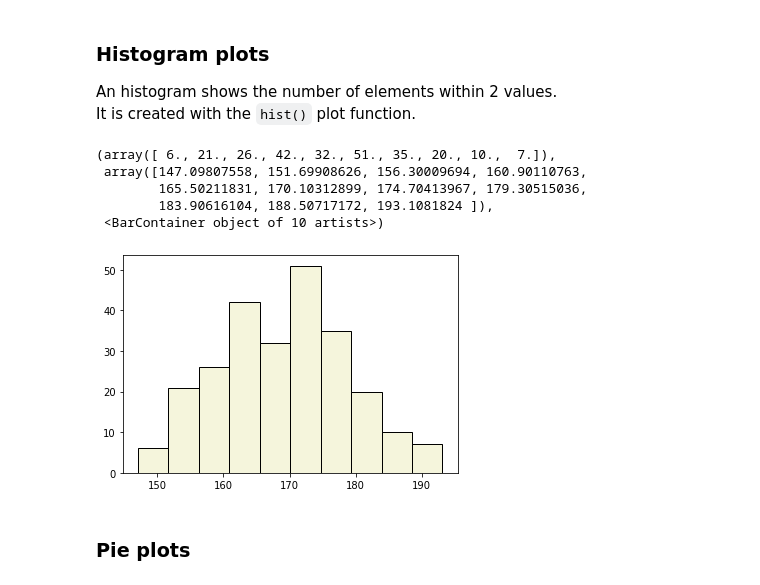
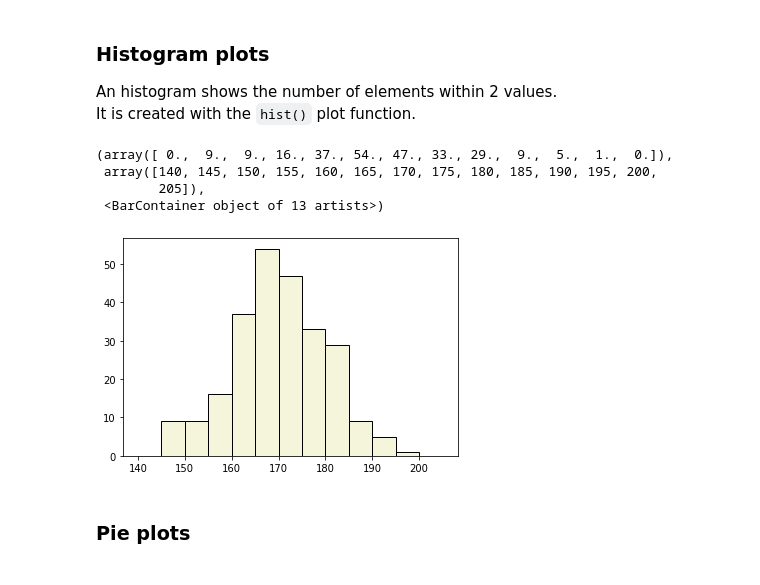
Before and after one commit to Moremar/py-library-tuto, a Jupyter notebook: matplotlib/TutoMatplotplib.ipynb, the cells around one changed output. Drawn from its saved outputs; the diff is of its cells as text; code cells hidden in the pictures.

```diff
--- a/matplotlib/TutoMatplotplib.ipynb
+++ b/matplotlib/TutoMatplotplib.ipynb
@@ -182,14 +219,13 @@ An histogram shows the number of elements within 2 values.
 It is created with the `hist()` plot function.
 # %%
 height = np.random.normal(170, 10, 250)  # 250 elems of normal distribution N(170, 10)
-plt.hist(height, color='beige', edgecolor='black')
+plt.hist(height, bins=np.arange(140, 210, 5), color='beige', edgecolor='black')
 # %% [output]
-(array([ 6., 21., 26., 42., 32., 51., 35., 20., 10.,  7.]),
- array([147.09807558, 151.69908626, 156.30009694, 160.90110763,
-        165.50211831, 170.10312899, 174.70413967, 179.30515036,
-        183.90616104, 188.50717172, 193.1081824 ]),
- <BarContainer object of 10 artists>)
+(array([ 0.,  9.,  9., 16., 37., 54., 47., 33., 29.,  9.,  5.,  1.,  0.]),
+ array([140, 145, 150, 155, 160, 165, 170, 175, 180, 185, 190, 195, 200,
+        205]),
+ <BarContainer object of 13 artists>)
-[figure, old version]
+[figure, new version]
 # %% [markdown]
 ### Pie plots
 # %%
```
Also changed, not shown: parts of 9 cells of this notebook, 1 other file.
